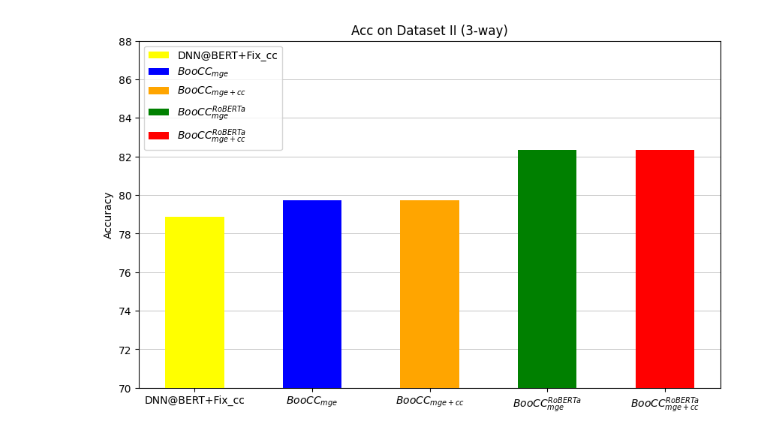
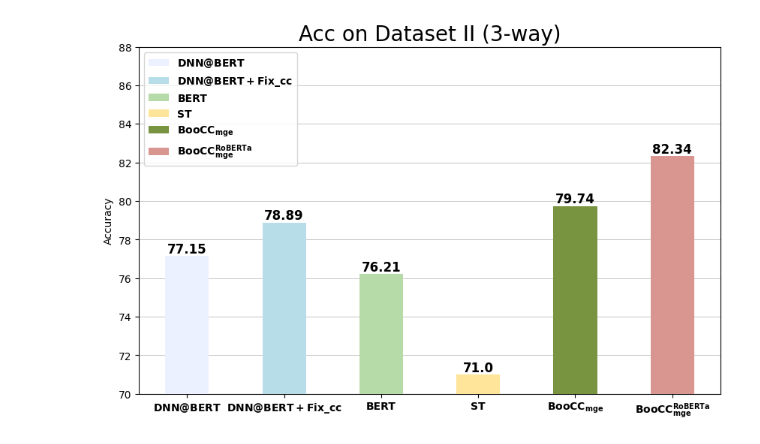
Before and after one commit to AppleMax1992/CommitFit, a Jupyter notebook: notebooks/Figures/Acc_3_bar_chart.ipynb, the cells around one changed output. Drawn from its saved outputs; the diff is of its cells as text; code cells hidden in the pictures.

```diff
--- a/notebooks/Figures/Acc_3_bar_chart.ipynb
+++ b/notebooks/Figures/Acc_3_bar_chart.ipynb
@@ -1,41 +1,51 @@
 # %%
 import matplotlib.pyplot as plt
+from matplotlib.font_manager import FontProperties
 import numpy as np
 
-x_values = ['DNN@BERT+Fix_cc', '$BooCC_{mge}$', '$BooCC_{mge+cc}$', '$BooCC_{mge}^{RoBERTa}$', '$BooCC_{mge+cc}^{RoBERTa}$']
+x_values = ['$\mathbf{DNN@BERT}$','$\mathbf{DNN@BERT+Fix\_cc}$', 'BERT', 'ST', '$\mathbf{BooCC_{mge}}$', '$\mathbf{BooCC_{mge}^{RoBERTa}}$']
 
 # Y-values (random data)
-y_values = [78.89, 79.74, 79.74, 82.34, 82.34]  # Generates 5 random integers between 1 and 10
+y_values = [77.15, 78.89, 76.21, 71.00, 79.74, 82.34]  # Generates 5 random integers between 1 and 10
 
 # Set colors for the bars
-colors = ['yellow', 'blue', 'orange', 'green','red']
+colors = ['#ECF1FF','#B7DDE8', '#B6DAA8', '#FEE599', '#789440','#D9958F']
 
 # Adjust figure size
 plt.figure(figsize=(10, 6))  # Set a larger figure size (width: 10 inches, height: 6 inches)
 
 # Create a bar chart with custom colors
-bars = plt.bar(x_values, y_values, color=colors, width=0.5, zorder=3)
+bars = plt.bar(x_values, y_values, color=colors, width=0.45, zorder=3)
 
-
+# Set the font properties for the x-axis labels
+font = FontProperties()
+font.set_weight('bold')
+# font.set_size(12)
+# Apply the bold font to the x-axis tick labels
+plt.xticks(x_values, fontproperties=font)
 # Add labels and title
 # plt.xlabel('X-values')
 plt.ylabel('Accuracy')
-plt.title('Acc on Dataset II (3-way)')
+plt.title('Acc on Dataset II (3-way)', fontsize=20)
 # Set the Y-axis limits
 plt.ylim(bottom=80)  # Set the starting value of the Y-axis to 0
 
 # Set the Y-axis tick interval
 plt.yticks(np.arange(70, 90, 2))
 
+# Add scores on top of each bar
+for i, score in enumerate(y_values):
+    plt.text(i, score, str(score), ha='center', va='bottom', fontweight = 'bold',fontsize=12)
+
 # Create a legend
-legend_labels = ['DNN@BERT+Fix_cc', '$BooCC_{mge}$', '$BooCC_{mge+cc}$', '$BooCC_{mge}^{RoBERTa}$', '$BooCC_{mge+cc}^{RoBERTa}$']
+legend_labels = ['$\mathbf{DNN@BERT}$','$\mathbf{DNN@BERT+Fix\_cc}$', 'BERT', 'ST', '$\mathbf{BooCC_{mge}}$', '$\mathbf{BooCC_{mge}^{RoBERTa}}$']
 
-plt.legend(bars, legend_labels)
+plt.legend(bars, legend_labels,prop=font)
 
 # Add horizontal gridlines
 plt.grid(axis='y', linewidth=0.5, zorder=1)  # Set zorder=1 to place the gridlines behind
 
 # Display the chart
 plt.show()
 # %% [output]
-[figure, old version]
+[figure, new version]
```
Also changed, not shown: 31 other files.
